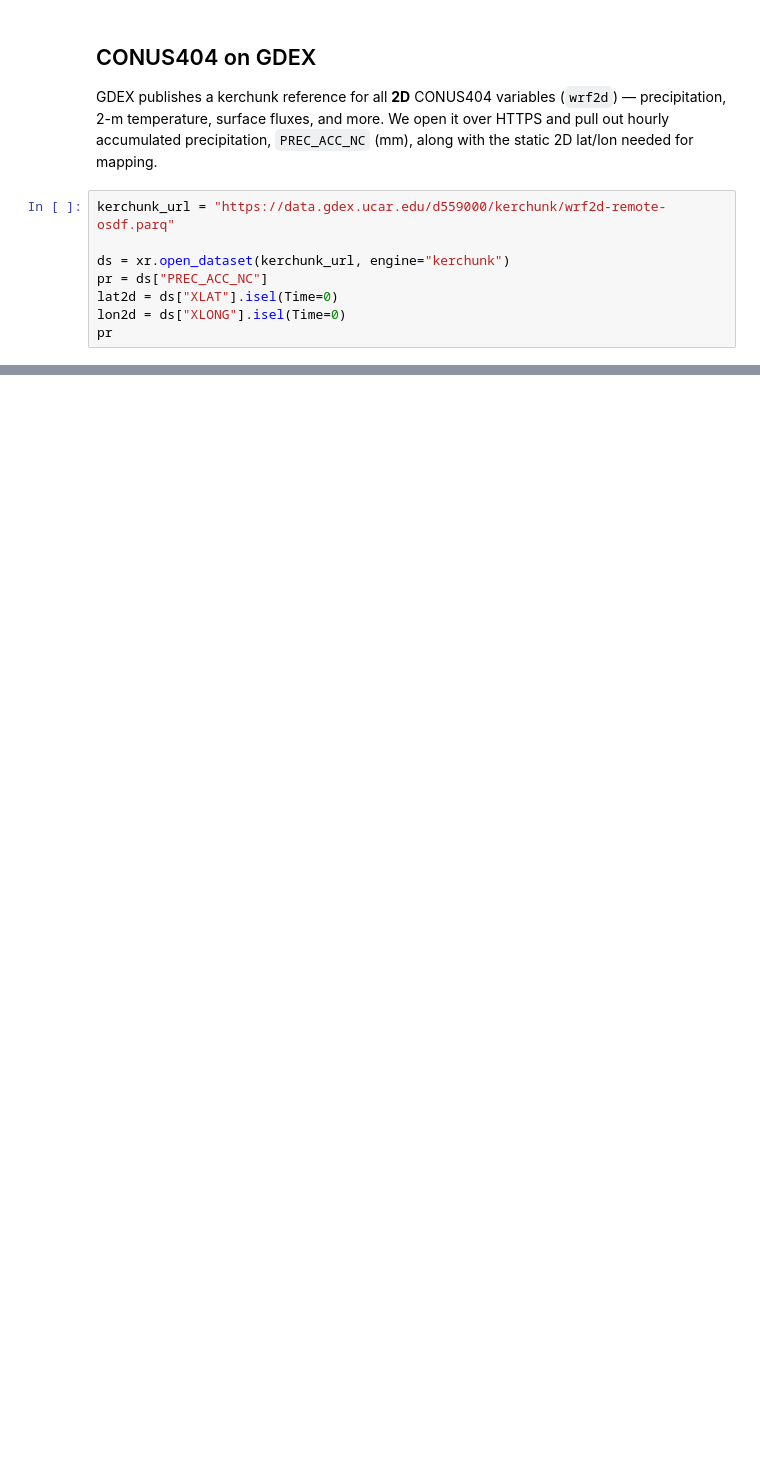
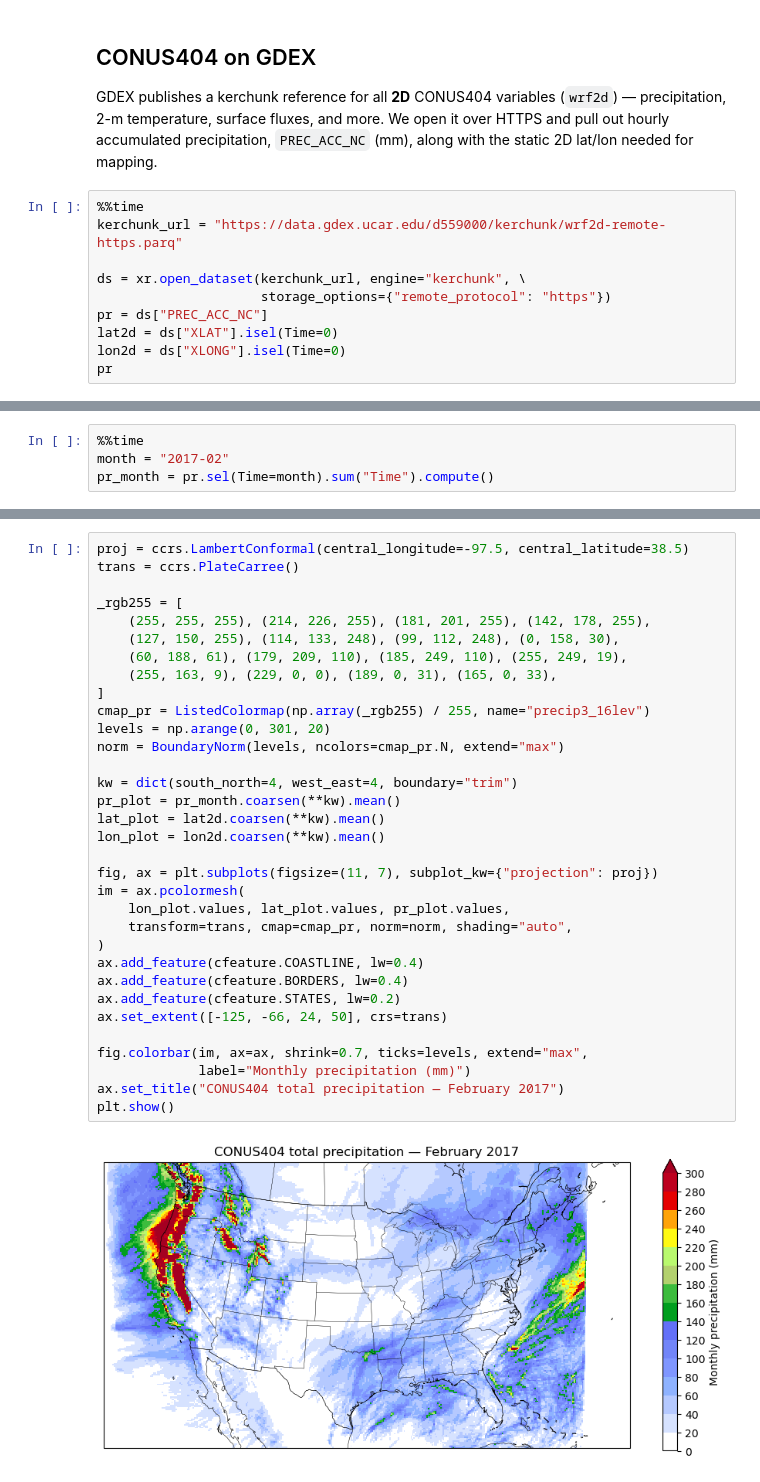
Before and after one commit to hrhampapura/gdex-cookbook, a Jupyter notebook: notebooks/workflows/conus404.ipynb, the cells around one changed output, grey strips where cells are left out. Saved outputs shown, nothing was run; the diff lists cells and outputs as text; blank space fills up the shorter version.

```diff
--- a/notebooks/workflows/conus404.ipynb
+++ b/notebooks/workflows/conus404.ipynb
@@ -77,9 +74,11 @@ precipitation, 2-m temperature, surface fluxes, and more. We open it over HTTPS
 pull out hourly accumulated precipitation, `PREC_ACC_NC` (mm), along with the static
 2D lat/lon needed for mapping.
 # %%
-kerchunk_url = "https://data.gdex.ucar.edu/d559000/kerchunk/wrf2d-remote-osdf.parq"
+%%time
+kerchunk_url = "https://data.gdex.ucar.edu/d559000/kerchunk/wrf2d-remote-https.parq"
 
-ds = xr.open_dataset(kerchunk_url, engine="kerchunk")
+ds = xr.open_dataset(kerchunk_url, engine="kerchunk", \
+                     storage_options={"remote_protocol": "https"})
 pr = ds["PREC_ACC_NC"]
 lat2d = ds["XLAT"].isel(Time=0)
 lon2d = ds["XLONG"].isel(Time=0)
@@ -88,0 +103,4 @@ TypeError: boolean value of NA is ambiguous
+# %%
+%%time
+month = "2017-02"
+pr_month = pr.sel(Time=month).sum("Time").compute()
@@ -88,0 +115,35 @@ TypeError: boolean value of NA is ambiguous
+# %%
+proj = ccrs.LambertConformal(central_longitude=-97.5, central_latitude=38.5)
+trans = ccrs.PlateCarree()
+
+_rgb255 = [
+    (255, 255, 255), (214, 226, 255), (181, 201, 255), (142, 178, 255),
+    (127, 150, 255), (114, 133, 248), (99, 112, 248), (0, 158, 30),
+    (60, 188, 61), (179, 209, 110), (185, 249, 110), (255, 249, 19),
+    (255, 163, 9), (229, 0, 0), (189, 0, 31), (165, 0, 33),
+]
+cmap_pr = ListedColormap(np.array(_rgb255) / 255, name="precip3_16lev")
+levels = np.arange(0, 301, 20)
+norm = BoundaryNorm(levels, ncolors=cmap_pr.N, extend="max")
+
+kw = dict(south_north=4, west_east=4, boundary="trim")
+pr_plot = pr_month.coarsen(**kw).mean()
+lat_plot = lat2d.coarsen(**kw).mean()
+lon_plot = lon2d.coarsen(**kw).mean()
+
+fig, ax = plt.subplots(figsize=(11, 7), subplot_kw={"projection": proj})
+im = ax.pcolormesh(
+    lon_plot.values, lat_plot.values, pr_plot.values,
+    transform=trans, cmap=cmap_pr, norm=norm, shading="auto",
+)
+ax.add_feature(cfeature.COASTLINE, lw=0.4)
+ax.add_feature(cfeature.BORDERS, lw=0.4)
+ax.add_feature(cfeature.STATES, lw=0.2)
+ax.set_extent([-125, -66, 24, 50], crs=trans)
+
+fig.colorbar(im, ax=ax, shrink=0.7, ticks=levels, extend="max",
+             label="Monthly precipitation (mm)")
+ax.set_title("CONUS404 total precipitation — February 2017")
+plt.show()
+# %% [output]
+[figure, added]
```
Also changed, not shown: parts of 8 cells of this notebook, 1 other file.
